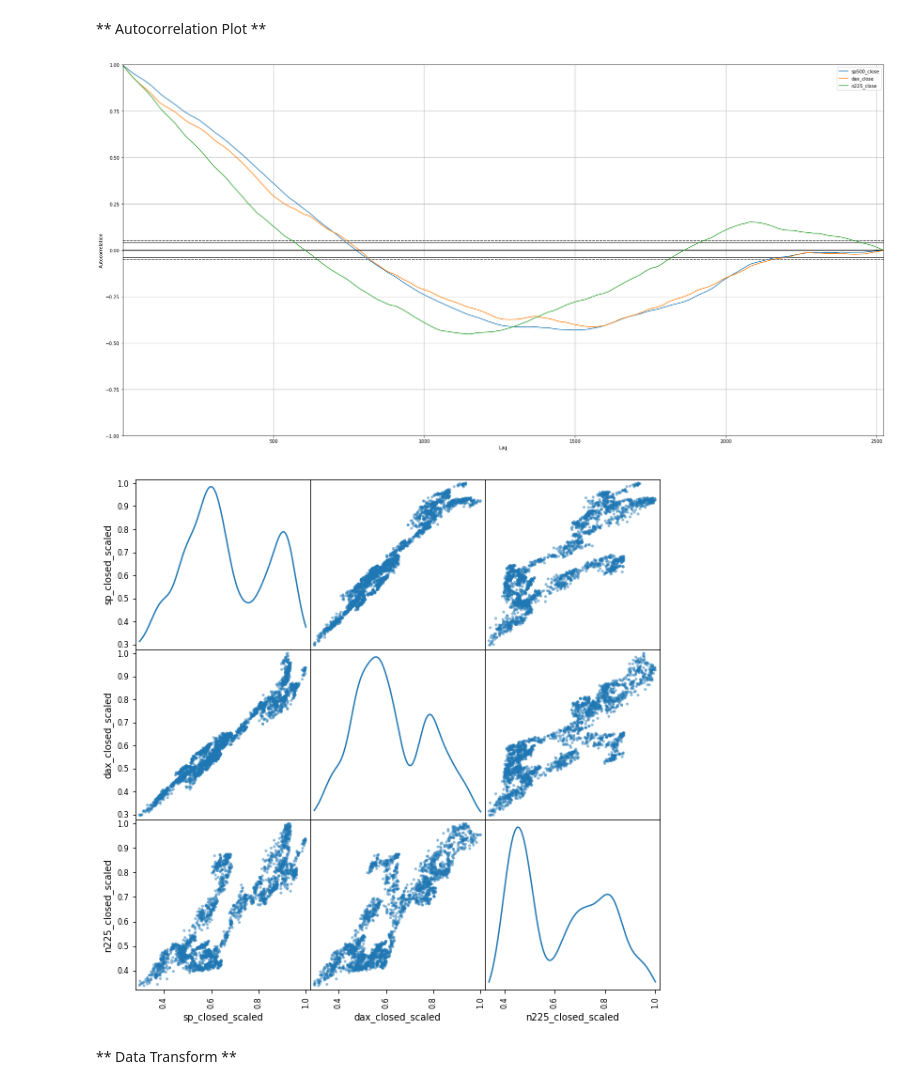
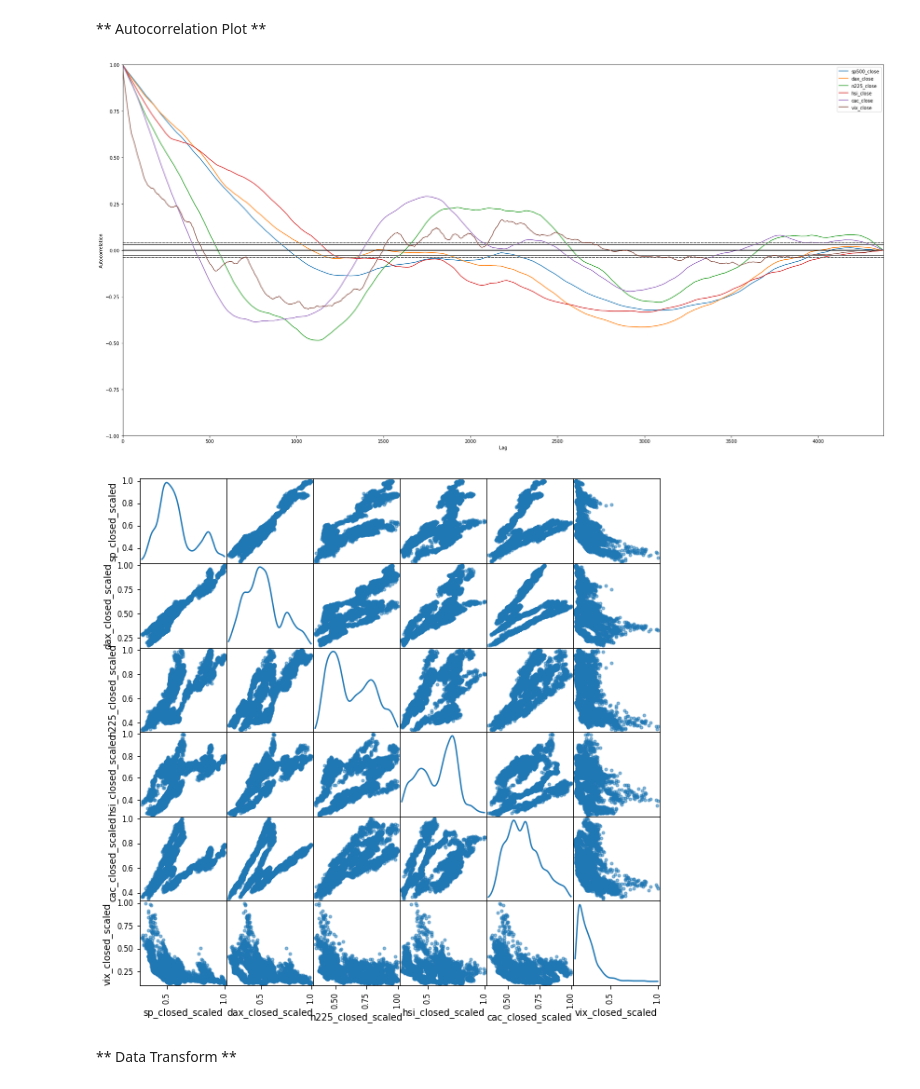
Before and after one commit to JiqiSun/ml_capstone_project, a Jupyter notebook: capstone-project.ipynb, the cells around one changed output. Cells and saved outputs as stored; diff of their text form; code cells hidden in the pictures.

```diff
--- a/capstone-project.ipynb
+++ b/capstone-project.ipynb
@@ -3,9 +3,12 @@
 # %%
 import pandas as pd
 # %%
-sp500 = pd.read_csv('GSPC.csv',na_values=['null'],na_filter=True).set_index('Date')
-dax = pd.read_csv('GDAXI.csv',na_values=['null'],na_filter=True).set_index('Date')
-nikkei225 = pd.read_csv('N225.csv',na_values=['null'],na_filter=True).set_index('Date')
+sp500 = pd.read_csv('^GSPC.csv',na_values=['null'],na_filter=True).set_index('Date')
+dax = pd.read_csv('^GDAXI.csv',na_values=['null'],na_filter=True).set_index('Date')
+nikkei225 = pd.read_csv('^N225.csv',na_values=['null'],na_filter=True).set_index('Date')
+vix = pd.read_csv('^VIX.csv',na_values=['null'],na_filter=True).set_index('Date')
+hsi = pd.read_csv('^HSI.csv',na_values=['null'],na_filter=True).set_index('Date')
+cac = pd.read_csv('^FCHI.csv',na_values=['null'],na_filter=True).set_index('Date')
 # %% [markdown]
 ** Preprocessing data **
 # %%
@@ -19,6 +22,9 @@ closed_data = pd.DataFrame()
 closed_data['sp_closed'] = sp500['Adj Close']
 closed_data['dax_closed'] = dax['Adj Close']
 closed_data['n225_closed'] = nikkei225['Adj Close']
+closed_data['hsi_closed'] = hsi['Adj Close']
+closed_data['cac_closed'] = cac['Adj Close']
+closed_data['vix_closed'] = vix['Adj Close']
 closed_data = closed_data.fillna(method='ffill').dropna()
 # %%
 #closed_data.describe()
@@ -42,4 +49,7 @@ _ = pd.concat([closed_data['sp_closed'],closed_data['dax_closed'],closed_data['n
 closed_data['sp_closed_scaled'] = closed_data['sp_closed']/max(closed_data['sp_closed'])
 closed_data['dax_closed_scaled'] = closed_data['dax_closed']/max(closed_data['dax_closed'])
 closed_data['n225_closed_scaled'] = closed_data['n225_closed']/max(closed_data['n225_closed'])
+closed_data['hsi_closed_scaled'] = closed_data['hsi_closed']/max(closed_data['hsi_closed'])
+closed_data['cac_closed_scaled'] = closed_data['cac_closed']/max(closed_data['cac_closed'])
+closed_data['vix_closed_scaled'] = closed_data['vix_closed']/max(closed_data['vix_closed'])
 # %%
@@ -56,16 +67,19 @@ fig.set_figheight(15)
 _ = autocorrelation_plot(closed_data['sp_closed'], label='sp500_close')
 _ = autocorrelation_plot(closed_data['dax_closed'], label='dax_close')
 _ = autocorrelation_plot(closed_data['n225_closed'], label='n225_close')
+_ = autocorrelation_plot(closed_data['hsi_closed'], label='hsi_close')
+_ = autocorrelation_plot(closed_data['cac_closed'], label='cac_close')
+_ = autocorrelation_plot(closed_data['vix_closed'], label='vix_close')
 _ = plt.legend(loc='upper right')
 # %% [output]
-[figure, old version]
+[figure, new version]
 # %%
-_ = scatter_matrix(pd.concat([closed_data['sp_closed_scaled'],
-  closed_data['dax_closed_scaled'],
-  closed_data['n225_closed_scaled']
-  ], axis=1), figsize=(10, 10), diagonal='kde')
+_ = scatter_matrix(pd.concat([closed_data['sp_closed_scaled'],closed_data['dax_closed_scaled'],
+                              closed_data['n225_closed_scaled'],closed_data['hsi_closed_scaled'],
+                              closed_data['cac_closed_scaled'],closed_data['vix_closed_scaled'],
+  ], axis=1),figsize=(10, 10), diagonal='kde')
 # %% [output]
-[figure, old version]
+[figure, new version]
 # %% [markdown]
 ** Data Transform **
 # %%
```
Also changed, not shown: parts of 13 cells of this notebook.
